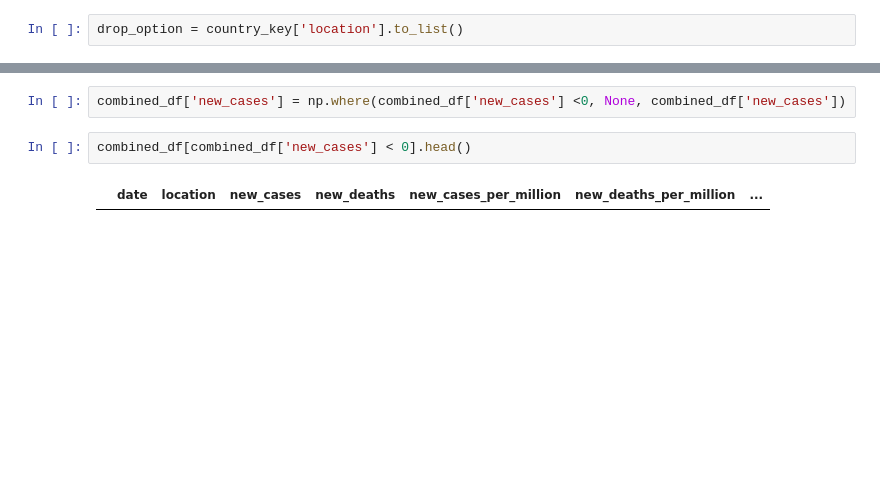
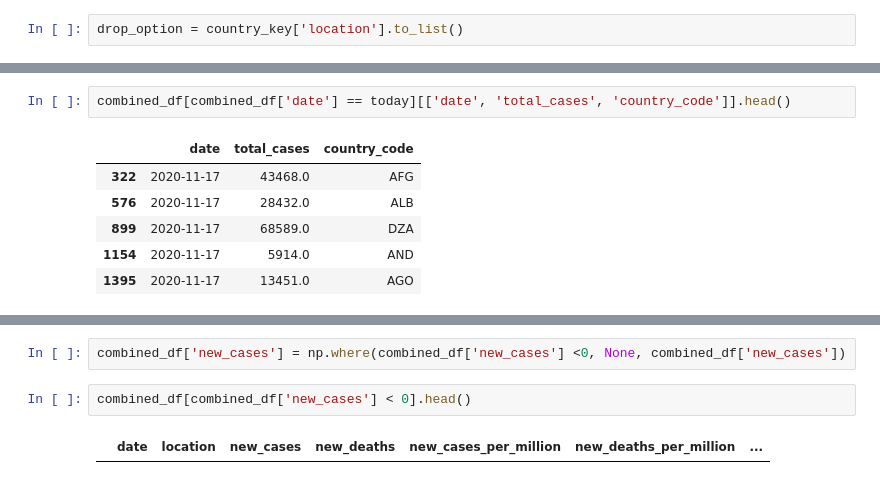
Before and after one commit to teguhsam/COVID19-Dashboard-with-Streamlit, a Jupyter notebook: Dashboard.ipynb, the cells around one changed output, grey strips where cells are left out. Cells and saved outputs as stored; diff of their text form; blank space fills up the shorter version.

```diff
--- a/Dashboard.ipynb
+++ b/Dashboard.ipynb
@@ -19,0 +35,9 @@ Data last updated: 2020-11-11
+# %%
+combined_df[combined_df['date'] == today][['date', 'total_cases', 'country_code']].head()
+# %% [output]
+|  | date | total_cases | country_code |
+| 322 | 2020-11-17 | 43468.0 | AFG |
+| 576 | 2020-11-17 | 28432.0 | ALB |
+| 899 | 2020-11-17 | 68589.0 | DZA |
+| 1154 | 2020-11-17 | 5914.0 | AND |
+| 1395 | 2020-11-17 | 13451.0 | AGO |
```
Also changed, not shown: parts of 9 cells of this notebook, 2 other files.
